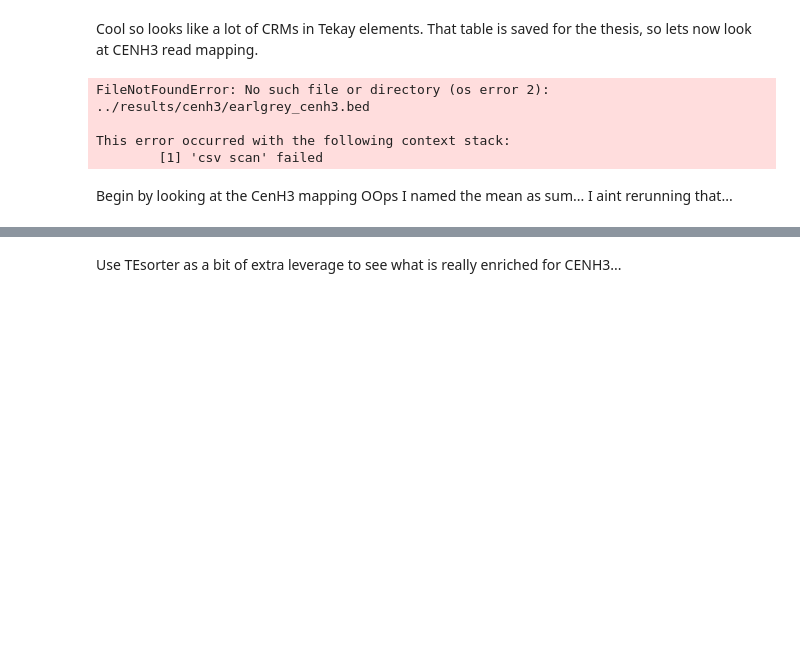
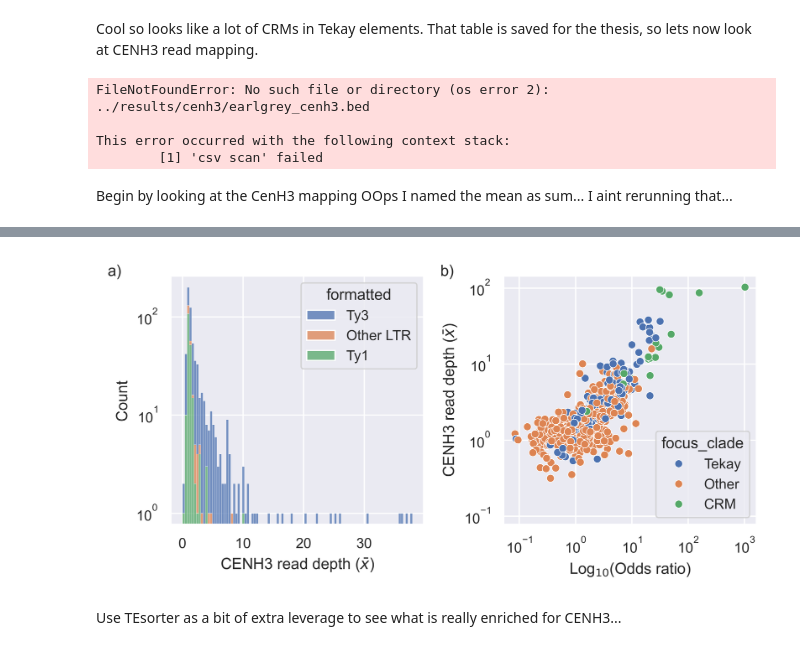
Before and after one commit to SwiftSeal/sver54_assembly, a Jupyter notebook: analysis/centromere_analysis.ipynb, the cells around one changed output, grey strips where cells are left out. Drawn from its saved outputs; the diff is of its cells as text; code cells hidden in the pictures; blank space fills up the shorter version.

```diff
--- a/analysis/centromere_analysis.ipynb
+++ b/analysis/centromere_analysis.ipynb
@@ -265,2 +252,76 @@ plt.yscale("log")
+# %%
+earlgrey_cenh3 = (
+    pl.read_csv("../results/earlgrey_cenh3_summary.csv")
+    .with_columns(
+        (
+            pl
+            .when(pl.col("column_3").str.contains("Gypsy"))
+            .then(pl.lit("Ty3"))
+            .when(pl.col("column_3").str.contains("Copia"))
+            .then(pl.lit("Ty1"))
+            .otherwise(pl.lit("Other LTR"))
+            .alias("formatted")
+        )
+    )
+)
+
+cenh3_tesorter_odds = (
+    earlgrey_cenh3
+    .rename({"ID": "id"})
+    .join(tesorter, on="id", how="inner")
+    .join(results_df, on="id", how="inner")
+    .with_columns(
+        (
+            pl
+            .when(pl.col("Clade") == "CRM")
+            .then(pl.lit("CRM"))
+            .when(pl.col("Clade") == "Tekay")
+            .then(pl.lit("Tekay"))
+            .otherwise(pl.lit("Other"))
+            .alias("focus_clade")
+        )
+    )
+)
+
+fig = plt.figure(figsize=(5.9, 3), layout="tight", dpi=600)
+gs = gridspec.GridSpec(1, 2)
+
+axs = [fig.add_subplot(gs[0, 0]), fig.add_subplot(gs[0, 1])]
+
+
+sns.histplot(
+    earlgrey_cenh3.filter(pl.col("column_3").str.contains("LTR")),
+    x="sum",
+    hue="formatted",
+    multiple="stack",
+    bins=100,
+    ax=axs[0],
+)
+axs[0].set_yscale("log")
+axs[0].set_xlabel(r"CENH3 read depth ($\bar{x}$)")
+
+sns.scatterplot(
+    cenh3_tesorter_odds,
+    x="odds_ratio",
+    y="sum",
+    hue="focus_clade",
+    ax=axs[1],
+)
+axs[1].set_xscale("log")
+axs[1].set_yscale("log")
+axs[1].set_xlabel("Log$_{10}$(Odds ratio)")
+axs[1].set_ylabel(r"CENH3 read depth ($\bar{x}$)")
+
+for n, ax in enumerate(axs):
+    ax.text(
+        -0.25,
+        1,
+        f"{string.ascii_lowercase[n]})",
+        transform=ax.transAxes,
+    )
+
+plt.savefig("../../pandoc-thesis/figures/earlgrey_cenh3_summary.png")
+# %% [output]
+[figure, added]
 # %% [markdown]
 Use TEsorter as a bit of extra leverage to see what is really enriched for CENH3...
```
Also changed, not shown: parts of 7 cells of this notebook, 10 other files.
